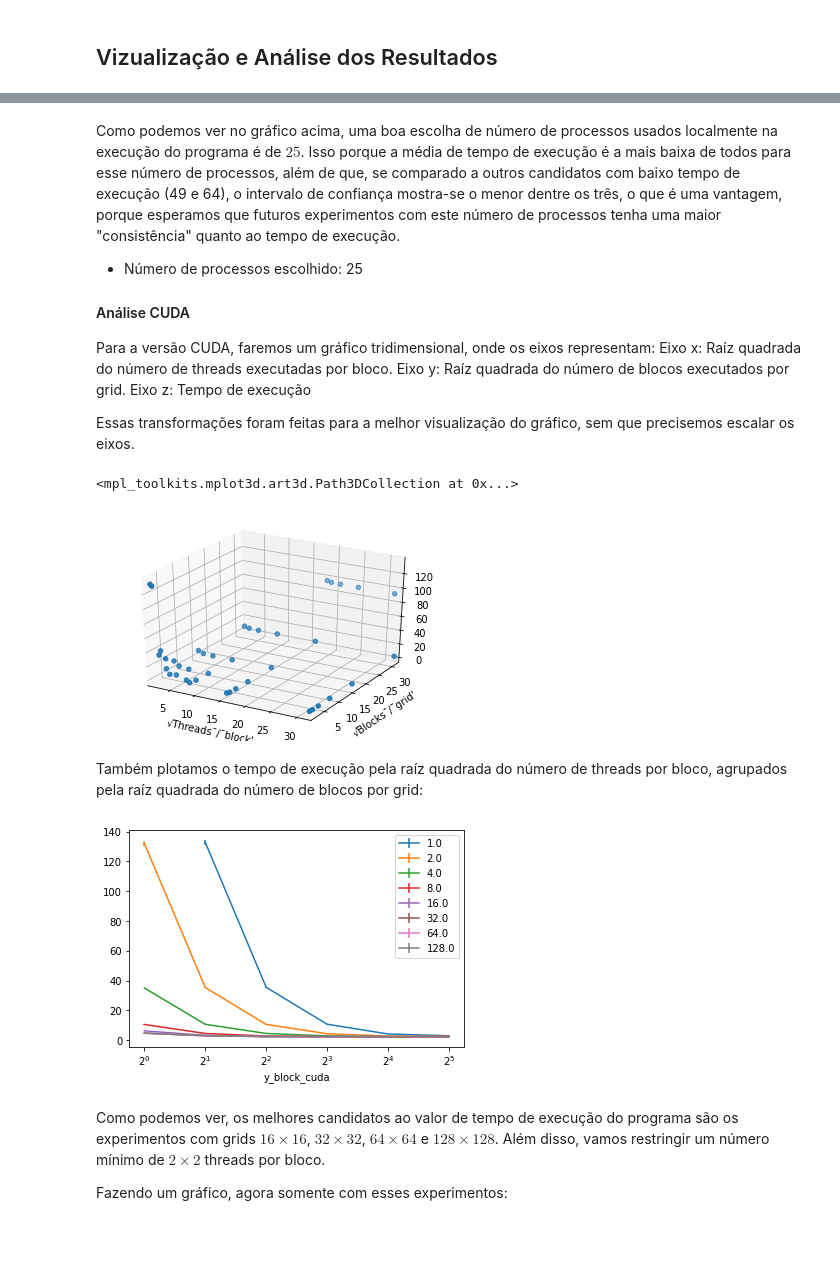
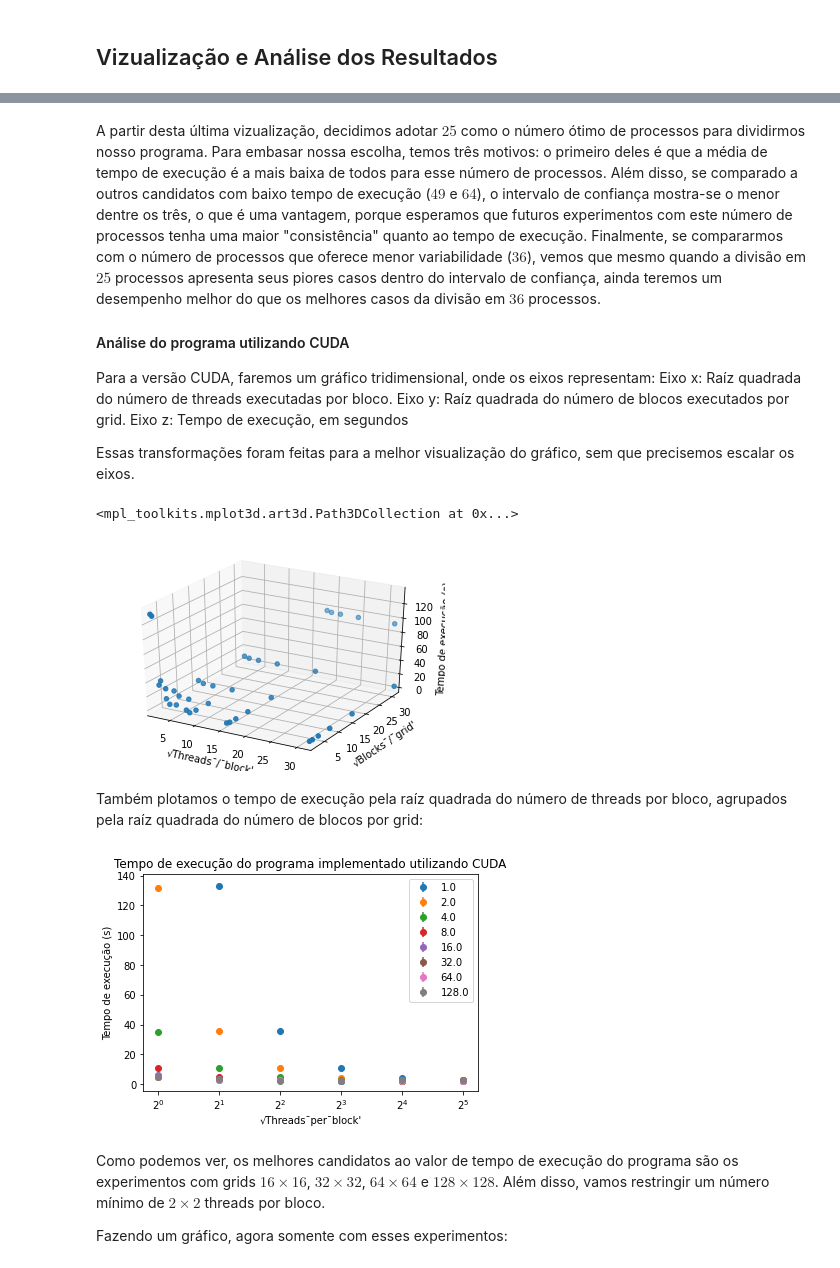
Before and after one commit to martinoni/parallel-ep2, a Jupyter notebook: ep2/src/Report.ipynb, the cells around one changed output, grey strips where cells are left out. Drawn from its saved outputs; the diff is of its cells as text; code cells hidden in the pictures; blank space fills up the shorter version.

Commit message:
falta mudar a run_experiments

```diff
--- a/ep2/src/Report.ipynb
+++ b/ep2/src/Report.ipynb
@@ -254,14 +290,13 @@ plt.errorbar(resumo_mpi['n_mpi_process'], resumo_mpi['mean_duration_clock'],
 # %% [markdown]
-Como podemos ver no gráfico acima, uma boa escolha de número de processos usados localmente na execução do programa é de $25$. Isso porque a média de tempo de execução é a mais baixa de todos para esse número de processos, além de que, se comparado a outros candidatos com baixo tempo de execução (49 e 64), o intervalo de confiança mostra-se o menor dentre os três, o que é uma vantagem, porque esperamos que futuros experimentos com este número de processos tenha uma maior "consistência" quanto ao tempo de execução.
-
-- Número de processos escolhido: 25
+A partir desta última vizualização, decidimos adotar $25$ como o número ótimo de processos para dividirmos nosso programa. Para
+embasar nossa escolha, temos três motivos: o primeiro deles é que a média de tempo de execução é a mais baixa de todos para esse número de processos. Além disso, se comparado a outros candidatos com baixo tempo de execução ($49$ e $64$), o intervalo de confiança mostra-se o menor dentre os três, o que é uma vantagem, porque esperamos que futuros experimentos com este número de processos tenha uma maior "consistência" quanto ao tempo de execução. Finalmente, se compararmos com o número de processos que oferece menor variabilidade ($36$), vemos que mesmo quando a divisão em $25$ processos apresenta seus piores casos dentro do intervalo de confiança, ainda teremos um desempenho melhor do que os melhores casos da divisão em $36$ processos.
 
 
-#### Análise CUDA
+#### Análise do programa utilizando CUDA
 Para a versão CUDA, faremos um gráfico tridimensional, onde os eixos representam:
 Eixo x: Raíz quadrada do número de threads executadas por bloco.
 Eixo y: Raíz quadrada do número de blocos executados por grid.
-Eixo z: Tempo de execução
+Eixo z: Tempo de execução, em segundos
 
 Essas transformações foram feitas para a melhor visualização do gráfico, sem que precisemos escalar os eixos.
 # %%
@@ -270,7 +305,7 @@ ax = fig.gca(projection='3d')
 
 x = resumo_cuda['x_block_cuda']
 y = resumo_cuda['x_grid_cuda']
-z = resumo_cuda['mean_duration_clock']
+z = resumo_cuda['mean_duration_mono']
 
 ax.set_xscale('linear')
 ax.set_yscale('linear')
@@ -280,25 +315,29 @@ ax.set_ylim(1, 32)
 
 ax.set_xlabel('√Threads¯/¯block\'')
 ax.set_ylabel('√Blocks¯/¯grid\'')
-
+ax.set_zlabel('Tempo de execução (s)')
 # By using zdir='y', the y value of these points is fixed to the zs value 0
 # and the (x,y) points are plotted on the x and z axes.
 
 ax.scatter(x, y, zs=z, label='points in (x,z)')
 # %% [output]
 <mpl_toolkits.mplot3d.art3d.Path3DCollection at 0x...>
-[figure, old version]
+[figure, new version]
 # %% [markdown]
 Também plotamos o tempo de execução pela raíz quadrada do número de threads por bloco, agrupados pela raíz quadrada do número de blocos por grid:
 # %%
 fig, ax = plt.subplots()
 ax.set_xscale('log', basex=2)
 for key, group in resumo_cuda.groupby('x_grid_cuda'):
-    group.plot('y_block_cuda', 'mean_duration_clock', yerr='std_duration_clock', label=key, ax=ax)   # 2
+    group.plot('y_block_cuda', 'mean_duration_mono', yerr='std_duration_mono', label=key, ax=ax, fmt='o')   # 2
+
+ax.set_xlabel('√Threads¯per¯block\'')
+ax.set_ylabel('Tempo de execução (s)')
+plt.title('Tempo de execução do programa implementado utilizando CUDA')
 
 plt.show()
 # %% [output]
-[figure, old version]
+[figure, new version]
 # %% [markdown]
 Como podemos ver, os melhores candidatos ao valor de tempo de execução do programa são os experimentos com grids $16\times16$, $32\times32$, $64\times64$ e $128\times128$. Além disso, vamos restringir um número mínimo de $2\times2$ threads por bloco.
 
```
Also changed, not shown: parts of 26 cells of this notebook, 8 other files.
